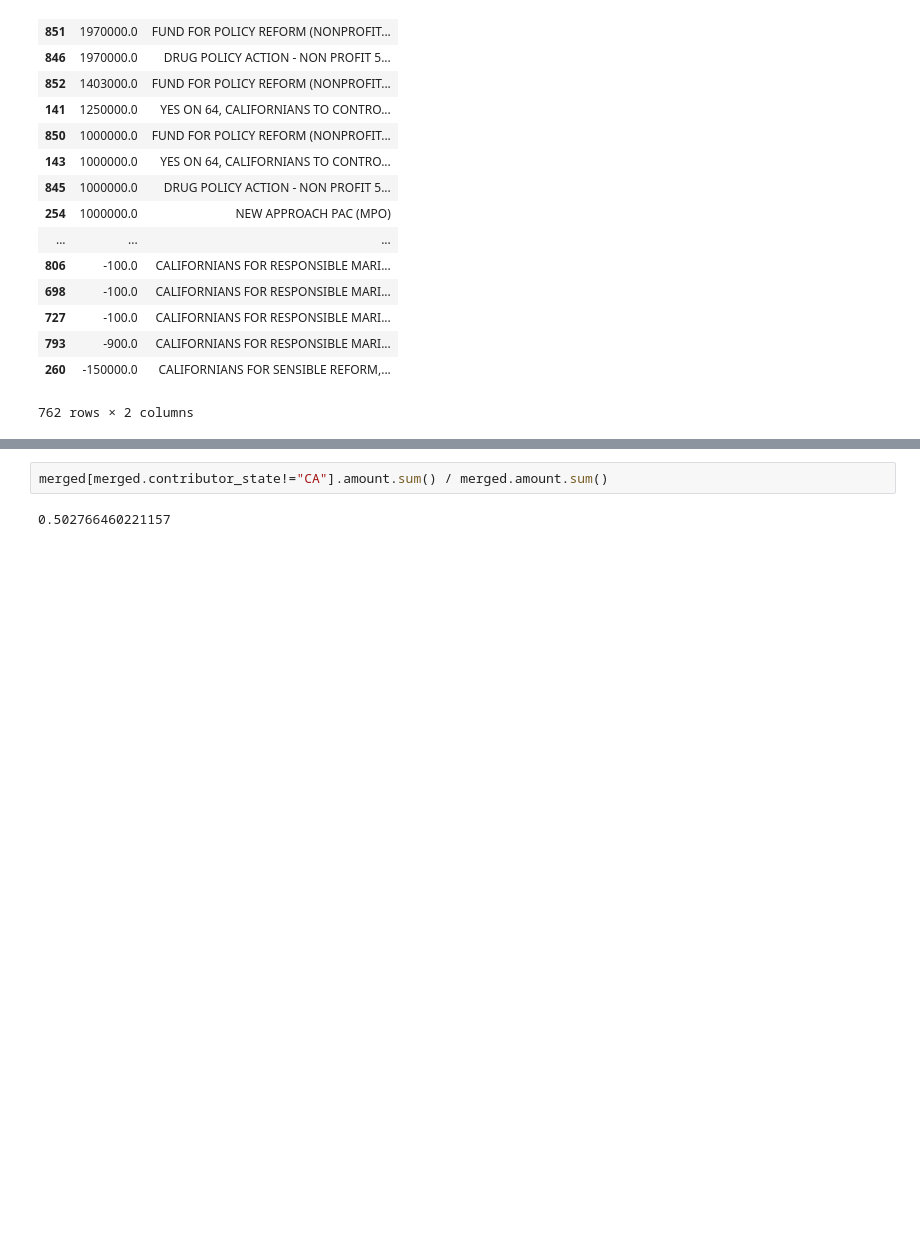
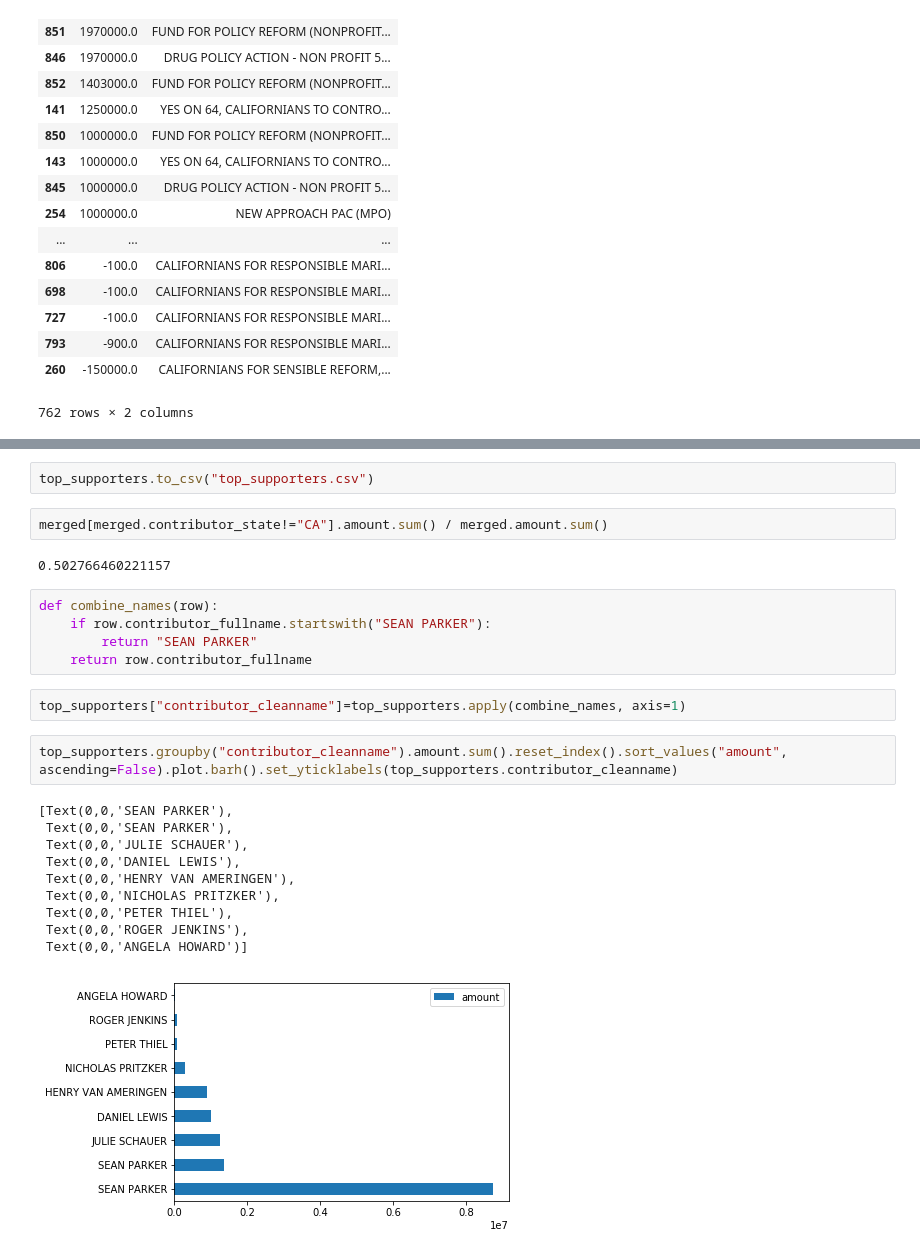
Before and after one commit to maxpeng041/first-python-notebook, a Jupyter notebook: prop-64-analysis.ipynb, the cells around one changed output, grey strips where cells are left out. Saved outputs shown, nothing was run; the diff lists cells and outputs as text; blank space fills up the shorter version.

```diff
--- a/prop-64-analysis.ipynb
+++ b/prop-64-analysis.ipynb
@@ -202,4 +200,26 @@ merged.groupby(["contributor_firstname", "contributor_lastname", "committee_posi
+# %%
+top_supporters.to_csv("top_supporters.csv")
 # %%
 merged[merged.contributor_state!="CA"].amount.sum() / merged.amount.sum()
 # %% [output]
 0.502766460221157
+# %%
+def combine_names(row):
+    if row.contributor_fullname.startswith("SEAN PARKER"):
+        return "SEAN PARKER"
+    return row.contributor_fullname
+# %%
+top_supporters["contributor_cleanname"]=top_supporters.apply(combine_names, axis=1)
+# %%
+top_supporters.groupby("contributor_cleanname").amount.sum().reset_index().sort_values("amount", ascending=False).plot.barh().set_yticklabels(top_supporters.contributor_cleanname)
+# %% [output]
+[Text(0,0,'SEAN PARKER'),
+ Text(0,0,'SEAN PARKER'),
+ Text(0,0,'JULIE SCHAUER'),
+ Text(0,0,'DANIEL LEWIS'),
+ Text(0,0,'HENRY VAN AMERINGEN'),
+ Text(0,0,'NICHOLAS PRITZKER'),
+ Text(0,0,'PETER THIEL'),
+ Text(0,0,'ROGER JENKINS'),
+ Text(0,0,'ANGELA HOWARD')]
+[figure, added]
```
Also changed, not shown: parts of 9 cells of this notebook.
